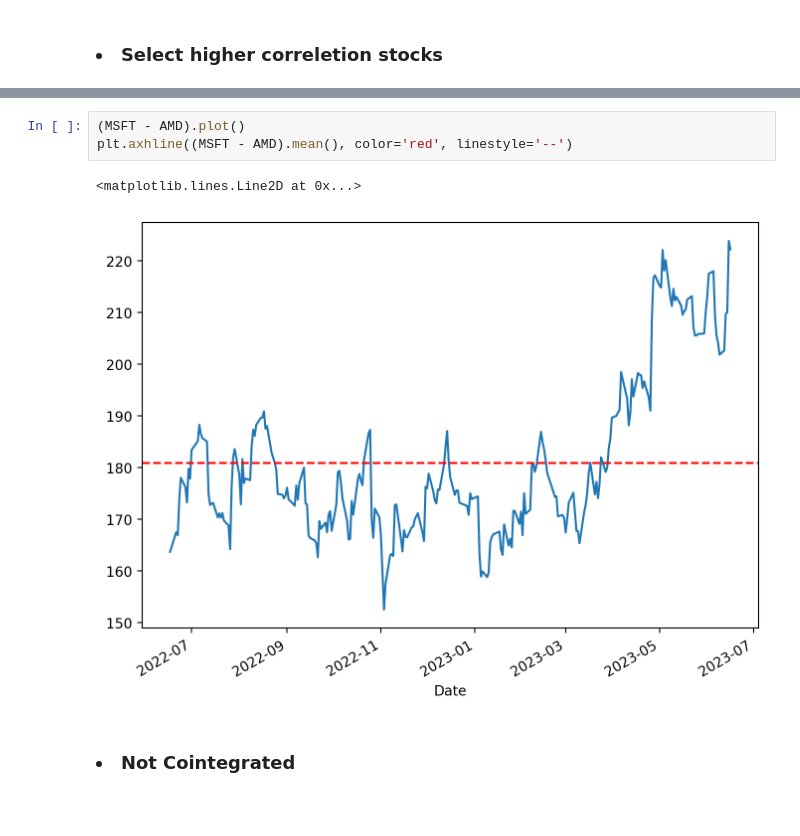
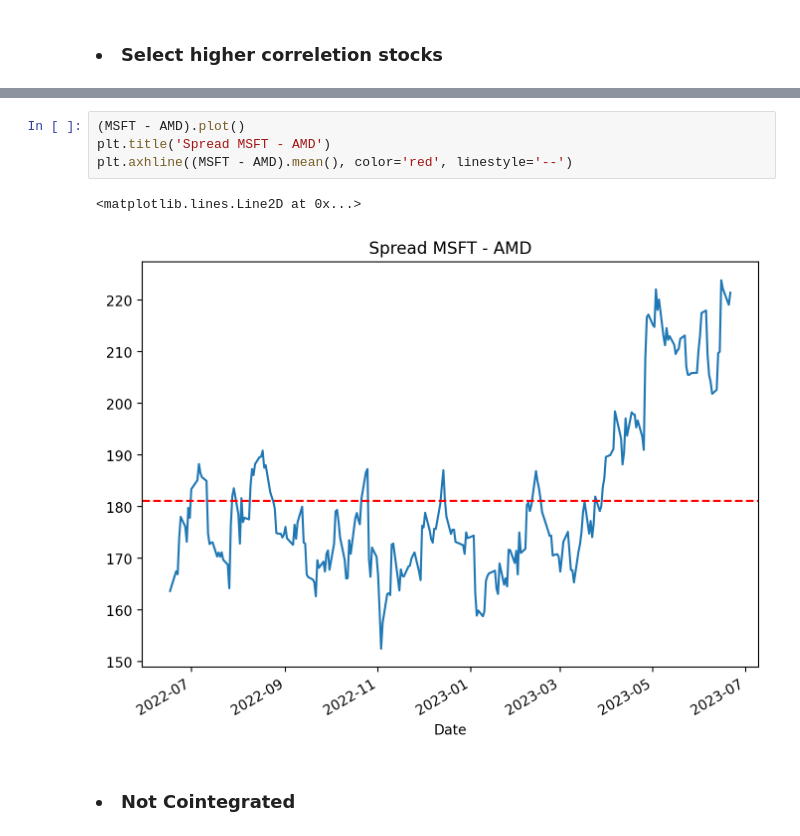
Before and after one commit to xwj0109/Quant-Finance, a Jupyter notebook: PairsTrading_Strategy.ipynb, the cells around one changed output, grey strips where cells are left out. Drawn from its saved outputs; the diff is of its cells as text; blank space fills up the shorter version.

```diff
--- a/PairsTrading_Strategy.ipynb
+++ b/PairsTrading_Strategy.ipynb
@@ -67,9 +75,10 @@ plt.legend()
 # %%
 (MSFT - AMD).plot()
+plt.title('Spread MSFT - AMD')
 plt.axhline((MSFT - AMD).mean(), color='red', linestyle='--')
 # %% [output]
 <matplotlib.lines.Line2D at 0x...>
-[figure, old version]
+[figure, new version]
 # %% [markdown]
 <h3><li> Not Cointegrated </li></h3>
 # %% [markdown]
```
Also changed, not shown: parts of 17 cells of this notebook.
